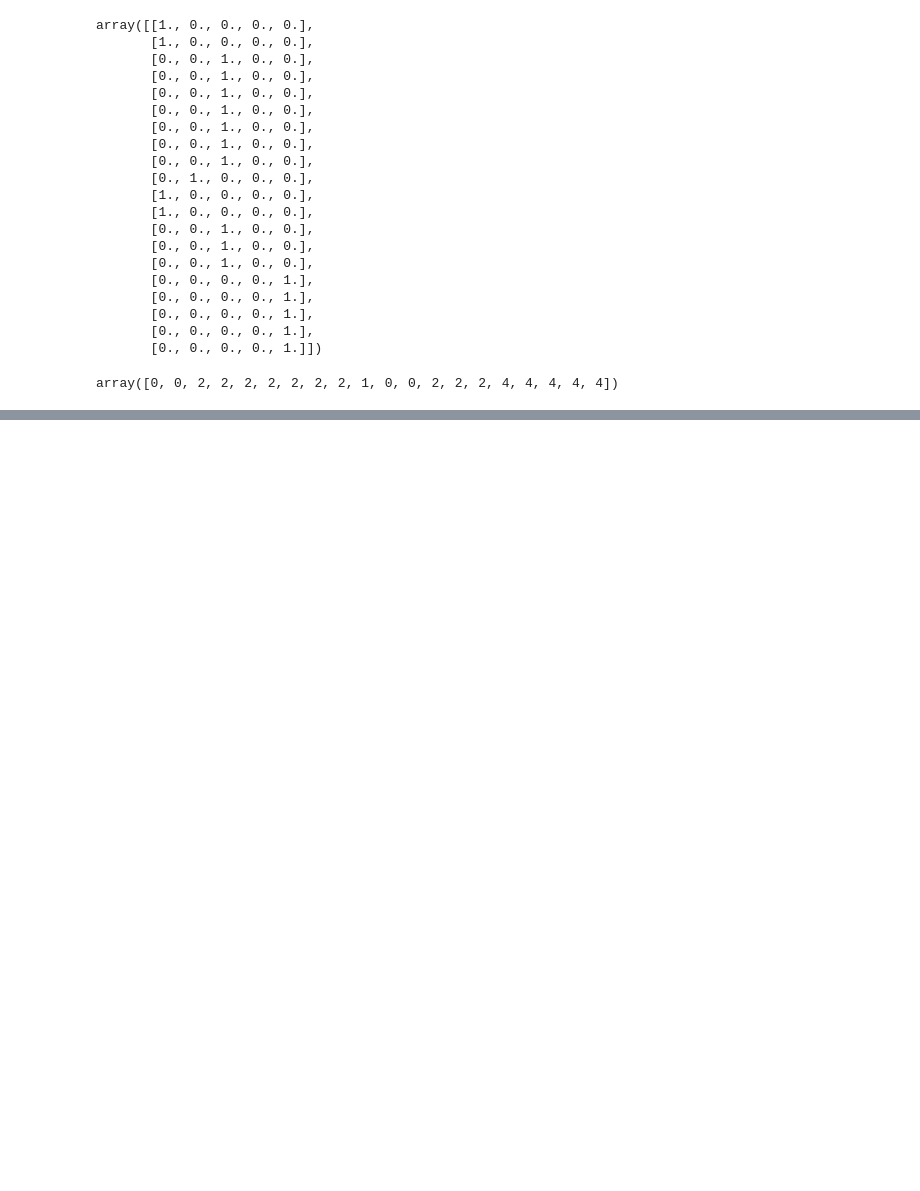
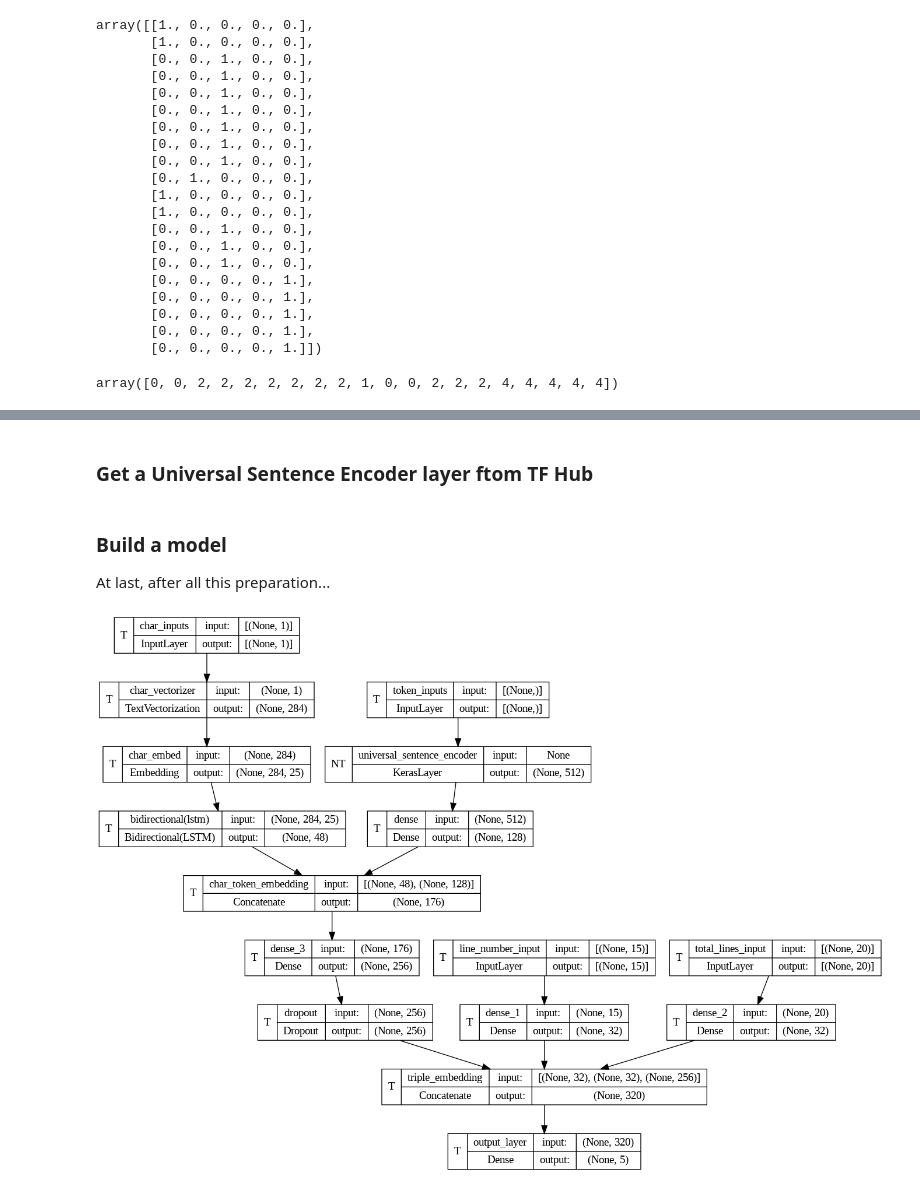
Before and after one commit to pawelkiszczak/tensorflow, a Jupyter notebook: colab_notebooks/09_exercises.ipynb, the cells around one changed output, grey strips where cells are left out. Drawn from its saved outputs; the diff is of its cells as text; code cells hidden in the pictures; blank space fills up the shorter version.

```diff
--- a/colab_notebooks/09_exercises.ipynb
+++ b/colab_notebooks/09_exercises.ipynb
@@ -259,0 +353,8 @@ array([0, 0, 2, 2, 2, 2, 2, 2, 2, 1, 0, 0, 2, 2, 2, 4, 4, 4, 4, 4])
+# %%
+# Create character-level token vectorizer instance
+from tensorflow.keras.layers.experimental.preprocessing import TextVectorization
+NUM_CHAR_TOKENS = len(alphabet)
+char_vectorizer = TextVectorization(max_tokens=NUM_CHAR_TOKENS+2,
+                                    output_sequence_length=output_seq_char_len,
+                                    standardize=None,
+                                    name='char_vectorizer')
@@ -259,0 +375,6 @@ array([0, 0, 2, 2, 2, 2, 2, 2, 2, 1, 0, 0, 2, 2, 2, 4, 4, 4, 4, 4])
+# %%
+# Check the vocab stats
+char_vocab = char_vectorizer.get_vocabulary()
+print(f"Number of chars: {len(char_vocab)}")
+print(f"Most popular chars: {char_vocab[:5]}")
+print(f"Least popular chars: {char_vocab[-5:]}")
@@ -259,0 +414,6 @@ array([0, 0, 2, 2, 2, 2, 2, 2, 2, 1, 0, 0, 2, 2, 2, 4, 4, 4, 4, 4])
+# %%
+# Create embedding layer
+char_embed = tf.keras.layers.Embedding(input_dim=len(char_vocab), # number of different chars
+                                       output_dim=25, # as stated in the paper
+                                       mask_zero=True,
+                                       name='char_embed')
@@ -259,0 +563,10 @@ array([0, 0, 2, 2, 2, 2, 2, 2, 2, 1, 0, 0, 2, 2, 2, 4, 4, 4, 4, 4])
+# %% [markdown]
+### Get a Universal Sentence Encoder layer ftom TF Hub
+# %%
+import tensorflow_hub as hub
+tf_hub_embedding_layer = hub.KerasLayer("https://tfhub.dev/google/universal-sentence-encoder/4",
+                                        trainable=False,
+                                        name='universal_sentence_encoder')
+# %% [markdown]
+### Build a model
+At last, after all this preparation...
@@ -259,0 +622,7 @@ array([0, 0, 2, 2, 2, 2, 2, 2, 2, 1, 0, 0, 2, 2, 2, 4, 4, 4, 4, 4])
+# %%
+# Plot the architecture
+tf.keras.utils.plot_model(model_5,
+                          show_shapes=True,
+                          show_trainable=True)
+# %% [output]
+[figure, added]
```
Also changed, not shown: parts of 39 cells of this notebook.
